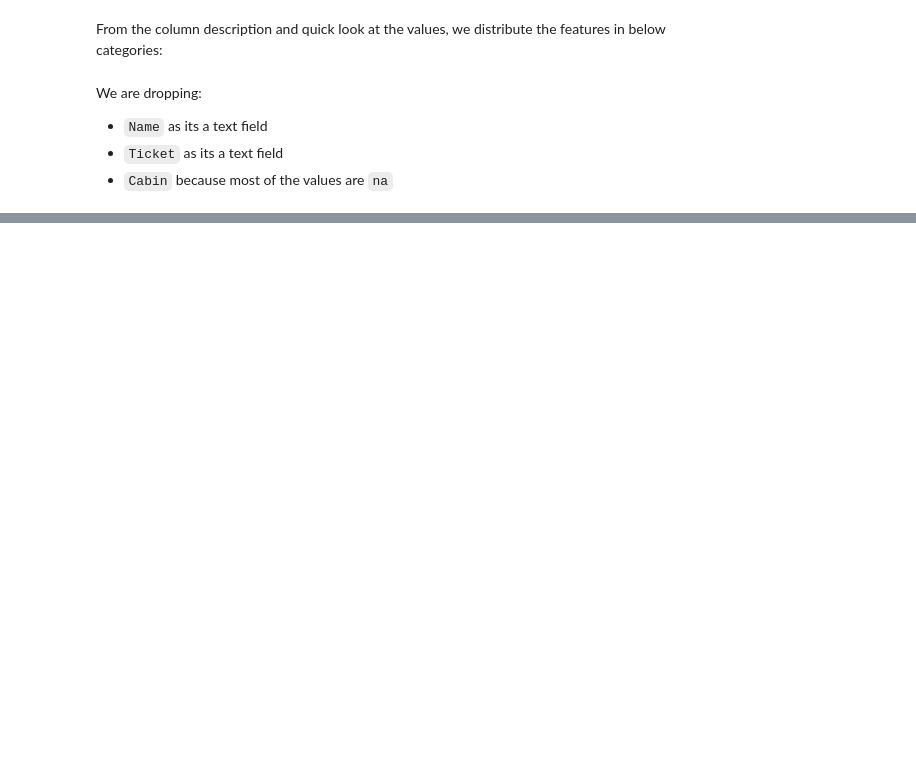
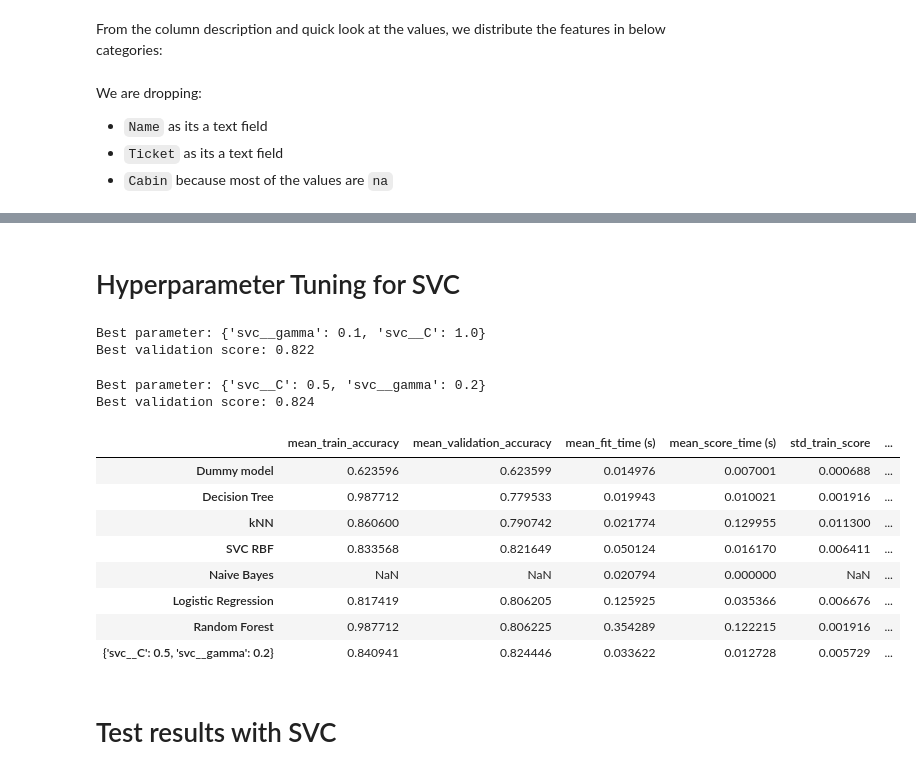
Before and after one commit to debanandasarkar/Kaggle_Titanic, a Jupyter notebook: Titanic_notebook.ipynb, the cells around one changed output, grey strips where cells are left out. Drawn from its saved outputs; the diff is of its cells as text; code cells hidden in the pictures; blank space fills up the shorter version.

Commit message:
This commit will create baseline models

```diff
--- a/Titanic_notebook.ipynb
+++ b/Titanic_notebook.ipynb
@@ -141,0 +291,79 @@ np.median(train_df.Age.dropna())
+# %% [markdown]
+# Hyperparameter Tuning for SVC
+# %%
+param_grid = {
+    "svc__C": 10.0 ** np.arange(-6, 6),
+    "svc__gamma": 10.0 ** np.arange(-6, 6)
+}
+# %%
+pipe_model = make_pipeline(transformers, SVC(random_state=2020))
+random_search = RandomizedSearchCV(
+    pipe_model,
+    param_grid,
+    n_iter=100,
+    n_jobs=-1,
+    cv=5,
+    random_state=2020,
+    return_train_score=True
+)
+random_search.fit(X_train, y_train)
+print(f"Best parameter: {random_search.best_params_}")
+print(f"Best validation score: {round(random_search.best_score_, 3)}")
+# %% [output]
+Best parameter: {'svc__gamma': 0.1, 'svc__C': 1.0}
+Best validation score: 0.822
+# %%
+param_grid = {
+    "svc__C": np.arange(-5, 5.125, 0.125),
+    "svc__gamma": np.arange(0, 1, 0.1)
+}
+# %%
+grid_search = GridSearchCV(
+    pipe_model,
+    param_grid,
+    n_jobs=-1,
+    cv=5,
+    return_train_score=True
+)
+grid_search.fit(X_train, y_train)
+print(f"Best parameter: {grid_search.best_params_}")
+print(f"Best validation score: {round(grid_search.best_score_, 3)}")
+# %% [output]
+Best parameter: {'svc__C': 0.5, 'svc__gamma': 0.2}
+Best validation score: 0.824
+# %%
+cv_scores = pd.DataFrame(grid_search.cv_results_)
+cv_scores = cv_scores.loc[
+    cv_scores["rank_test_score"] == 1,
+    [
+        "params",
+        "mean_train_score",
+        "mean_test_score",
+        "mean_fit_time",
+        "mean_score_time",
+        "std_train_score",
+        "std_test_score",
+    ],
+].set_index("params")
+cv_scores.columns = [
+    "mean_train_accuracy",
+    "mean_validation_accuracy",
+    "mean_fit_time (s)",
+    "mean_score_time (s)",
+    "std_train_score",
+    "std_test_score",
+]
+mean_scores_df = pd.concat([mean_scores_df, cv_scores])
+mean_scores_df
+# %% [output]
+|  | mean_train_accuracy | mean_validation_accuracy | mean_fit_time (s) | mean_score_time (s) | std_train_score | ... |
+| Dummy model | 0.623596 | 0.623599 | 0.014976 | 0.007001 | 0.000688 | ... |
+| Decision Tree | 0.987712 | 0.779533 | 0.019943 | 0.010021 | 0.001916 | ... |
+| kNN | 0.860600 | 0.790742 | 0.021774 | 0.129955 | 0.011300 | ... |
+| SVC RBF | 0.833568 | 0.821649 | 0.050124 | 0.016170 | 0.006411 | ... |
+| Naive Bayes | NaN | NaN | 0.020794 | 0.000000 | NaN | ... |
+| Logistic Regression | 0.817419 | 0.806205 | 0.125925 | 0.035366 | 0.006676 | ... |
+| Random Forest | 0.987712 | 0.806225 | 0.354289 | 0.122215 | 0.001916 | ... |
+| {'svc__C': 0.5, 'svc__gamma': 0.2} | 0.840941 | 0.824446 | 0.033622 | 0.012728 | 0.005729 | ... |
+# %% [markdown]
+# Test results with SVC
```
Also changed, not shown: parts of 27 cells of this notebook.
